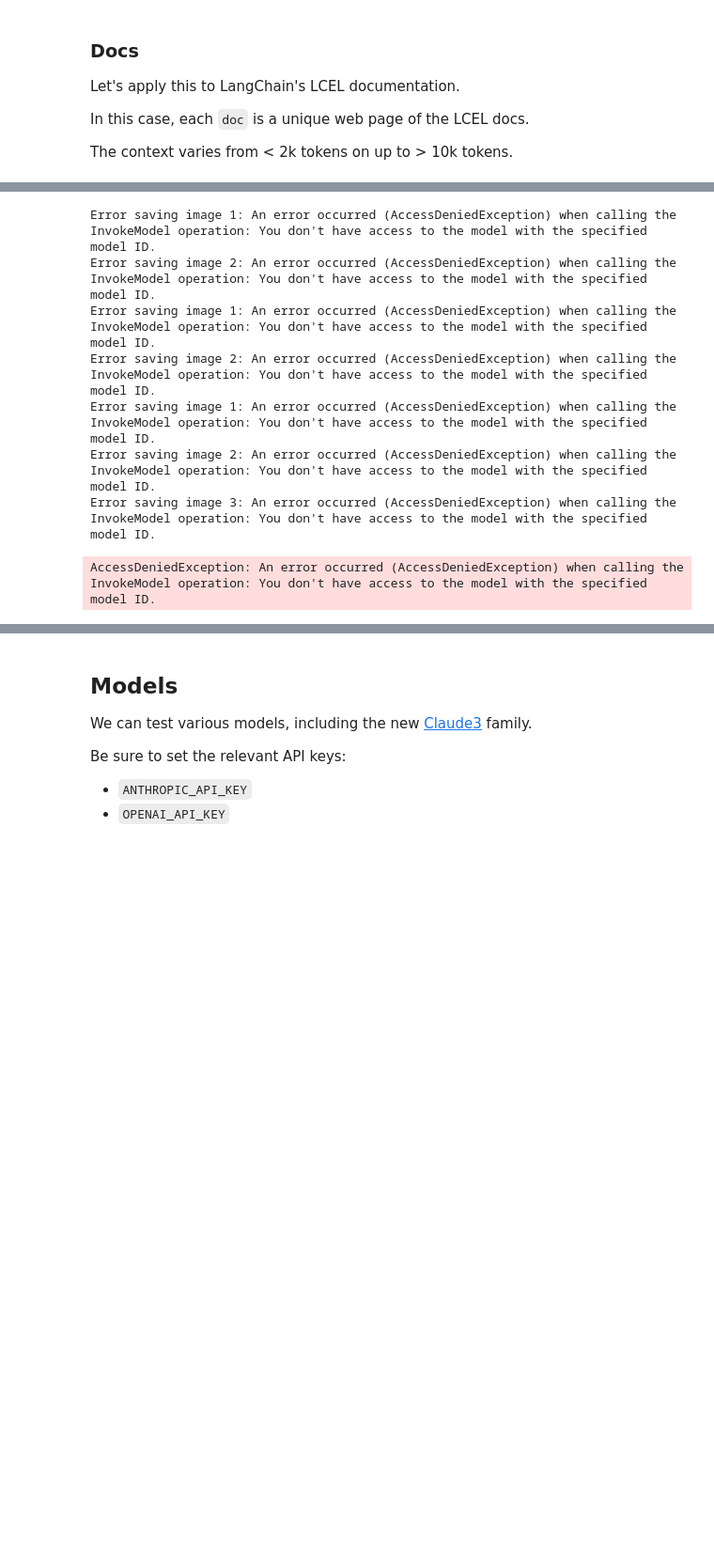
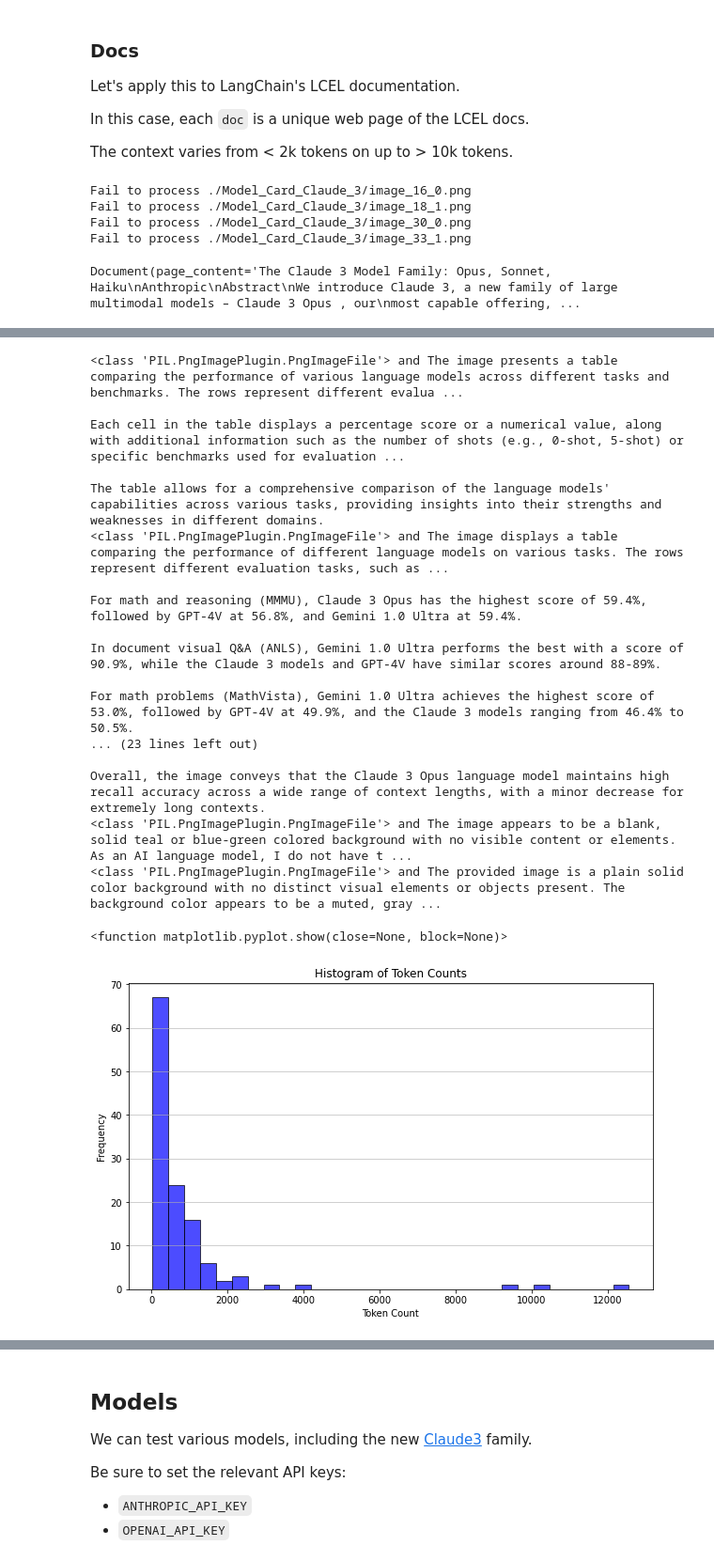
Before and after one commit to alfredcs/cavatar, a Jupyter notebook: notebooks/RAPTOR.ipynb, the cells around one changed output, grey strips where cells are left out. Shown: that part at 94% size. Cells and saved outputs as stored; diff of their text form; code cells hidden in the pictures; blank space fills up the shorter version.

```diff
--- a/notebooks/RAPTOR.ipynb
+++ b/notebooks/RAPTOR.ipynb
@@ -81,7 +81,7 @@ def parse_tables_images(url:str):
         #Creat table summary
         with open(f'./{dir_p}/summaries/summary_table_{i}.txt', 'w') as f:
             f.write(bedrock_textGen('anthropic.claude-3-sonnet-20240229-v1:0',
-                                    prompt='Generate a detail table summary in text based on this input:'+table_html,
+                                    prompt='You are a perfect table reader and pay great attention to detail which makes you an expert at generating a table summary in text based on this input:'+table_html,
                                     max_tokens=2048,
                                     temperature=0.01,
                                     top_p=0.95,
@@ -102,7 +102,7 @@ def parse_tables_images(url:str):
             image_data = requests.get(image_url).content
             image_byteio = Image.open(io.BytesIO(image_data))
             image_sum = bedrock_get_img_description('anthropic.claude-3-sonnet-20240229-v1:0',
-                                    prompt='Create a detail image summary in text based on this picture.',
+                                    prompt='You are a perfect image reader and pay great attention to detail which makes you an expert at creating a detail image summary in text based on this picture.',
                                     image=image_byteio,
                                     max_token=2048,
                                     temperature=0.01,
@@ -125,3 +243,16 @@ def parse_tables_images(url:str):
+# %%
+pdf_filename = '/home/alfred/data/pdfs/Model_Card_Claude_3.pdf'
+output_dir = './Model_Card_Claude_3'
+sums_pdf = parse_images_tables_from_pdf(pdf_filename, output_dir)
+# %% [output]
+Fail to process ./Model_Card_Claude_3/image_16_0.png
+Fail to process ./Model_Card_Claude_3/image_18_1.png
+Fail to process ./Model_Card_Claude_3/image_30_0.png
+Fail to process ./Model_Card_Claude_3/image_33_1.png
+# %%
+sums_pdf[0]
+# %% [output]
+Document(page_content='The Claude 3 Model Family: Opus, Sonnet, Haiku\nAnthropic\nAbstract\nWe introduce Claude 3, a new family of large multimodal models – Claude 3 Opus , our\nmost capable offering, ...
 # %%
 import matplotlib.pyplot as plt
 import tiktoken
@@ -170,7 +301,7 @@ sums_claude = parse_tables_images(url)
 
 
 # Doc texts
-docs.extend([*docs_pydantic, *docs_sq, *docs_claude, *sums, *sums_pydantic, *sums_sq, *sums_claude])
+docs.extend([*docs_pydantic, *docs_sq, *docs_claude, *sums, *sums_pydantic, *sums_sq, *sums_claude, *sums_pdf])
 docs_texts = [d.page_content for d in docs]
 
 # Calculate the number of tokens for each document
@@ -191,11 +338,22 @@ Unable to load from https://python.langchain.com/docs/expression_language/why. R
-Error saving image 1: An error occurred (AccessDeniedException) when calling the InvokeModel operation: You don't have access to the model with the specified model ID.
-Error saving image 2: An error occurred (AccessDeniedException) when calling the InvokeModel operation: You don't have access to the model with the specified model ID.
-Error saving image 1: An error occurred (AccessDeniedException) when calling the InvokeModel operation: You don't have access to the model with the specified model ID.
-Error saving image 2: An error occurred (AccessDeniedException) when calling the InvokeModel operation: You don't have access to the model with the specified model ID.
-Error saving image 1: An error occurred (AccessDeniedException) when calling the InvokeModel operation: You don't have access to the model with the specified model ID.
-Error saving image 2: An error occurred (AccessDeniedException) when calling the InvokeModel operation: You don't have access to the model with the specified model ID.
-Error saving image 3: An error occurred (AccessDeniedException) when calling the InvokeModel operation: You don't have access to the model with the specified model ID.
+<class 'PIL.PngImagePlugin.PngImageFile'> and The image presents a table comparing the performance of various language models across different tasks and benchmarks. The rows represent different evalua ...
+
+Each cell in the table displays a percentage score or a numerical value, along with additional information such as the number of shots (e.g., 0-shot, 5-shot) or specific benchmarks used for evaluation ...
+
+The table allows for a comprehensive comparison of the language models' capabilities across various tasks, providing insights into their strengths and weaknesses in different domains.
+<class 'PIL.PngImagePlugin.PngImageFile'> and The image displays a table comparing the performance of different language models on various tasks. The rows represent different evaluation tasks, such as ...
+
+For math and reasoning (MMMU), Claude 3 Opus has the highest score of 59.4%, followed by GPT-4V at 56.8%, and Gemini 1.0 Ultra at 59.4%.
+
+In document visual Q&A (ANLS), Gemini 1.0 Ultra performs the best with a score of 90.9%, while the Claude 3 models and GPT-4V have similar scores around 88-89%.
+
+For math problems (MathVista), Gemini 1.0 Ultra achieves the highest score of 53.0%, followed by GPT-4V at 49.9%, and the Claude 3 models ranging from 46.4% to 50.5%.
+... (23 lines left out)
+
+Overall, the image conveys that the Claude 3 Opus language model maintains high recall accuracy across a wide range of context lengths, with a minor decrease for extremely long contexts.
+<class 'PIL.PngImagePlugin.PngImageFile'> and The image appears to be a blank, solid teal or blue-green colored background with no visible content or elements. As an AI language model, I do not have t ...
+<class 'PIL.PngImagePlugin.PngImageFile'> and The provided image is a plain solid color background with no distinct visual elements or objects present. The background color appears to be a muted, gray ...
-AccessDeniedException: An error occurred (AccessDeniedException) when calling the InvokeModel operation: You don't have access to the model with the specified model ID.
+<function matplotlib.pyplot.show(close=None, block=None)>
+[figure, added]
 # %%
 # Doc texts concat
 d_sorted = sorted(docs, key=lambda x: x.metadata["source"])
```
Also changed, not shown: parts of 12 cells of this notebook.
